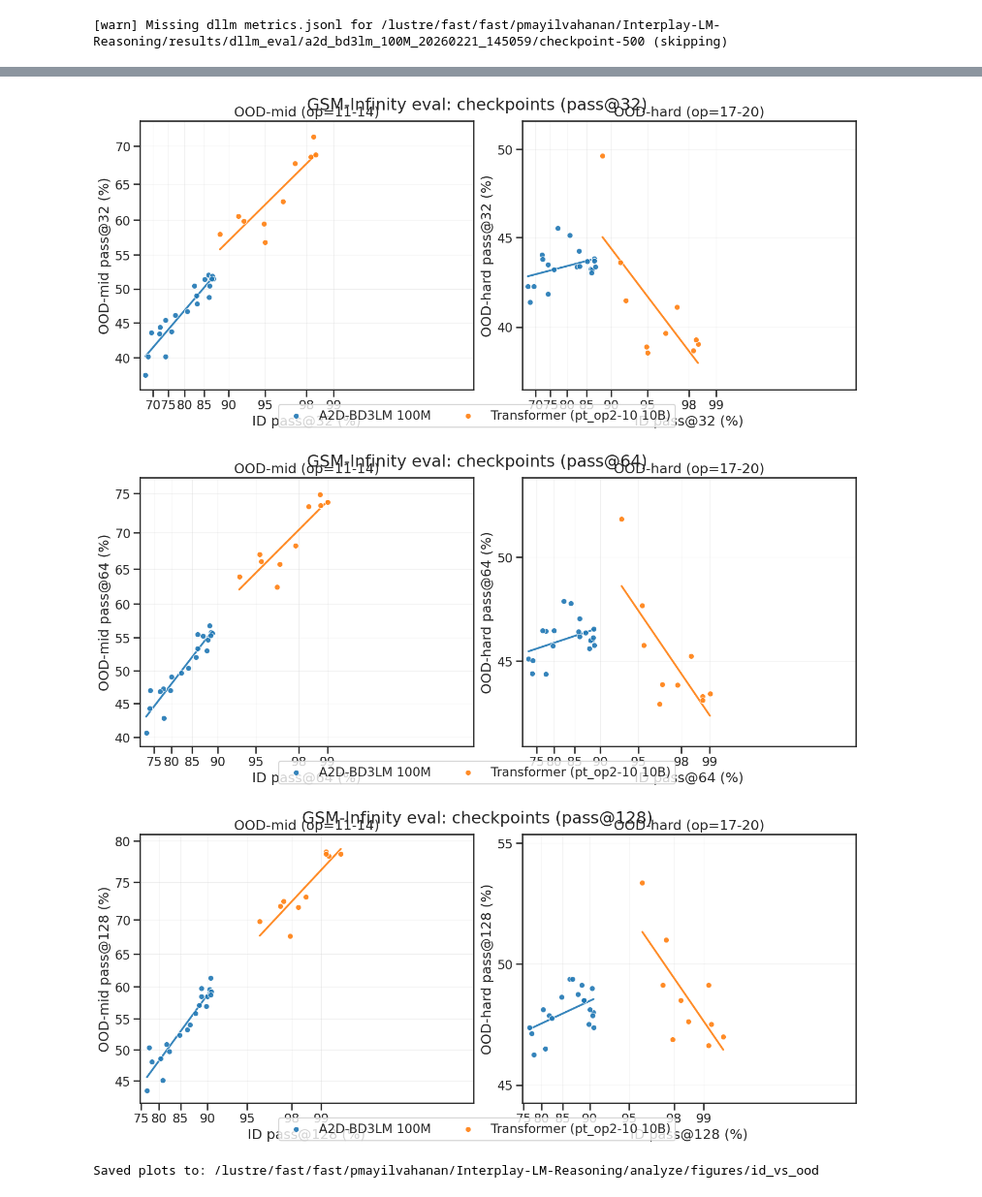
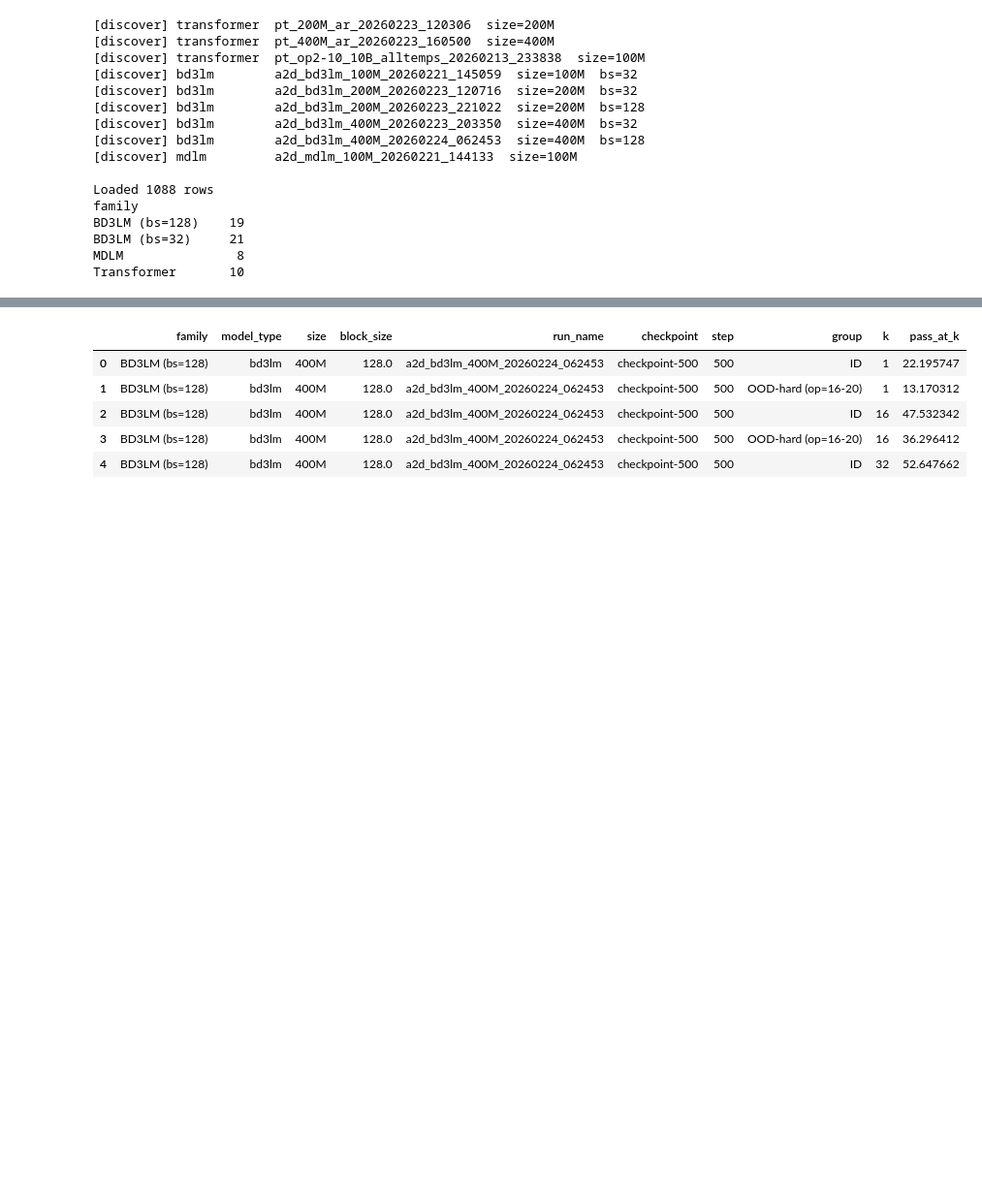
Before and after one commit to FanfeiLi/Interplay-LM-Reasoning, a Jupyter notebook: analyze/results_diffusion.ipynb, the cells around one changed output, grey strips where cells are left out. Shown at 97% size. Saved outputs shown, nothing was run; the diff lists cells and outputs as text; code cells hidden in the pictures; blank space fills up the shorter version.

```diff
--- a/analyze/results_diffusion.ipynb
+++ b/analyze/results_diffusion.ipynb
@@ -8,39 +8,47 @@ import torch.nn as nn
 import os
 os.chdir('/fast/pmayilvahanan/Interplay-LM-Reasoning/analyze/')
 # %%
-from process_eval_results import PROJECT_ROOT, load_eval_runs, plot_id_vs_ood_scatter
+from process_eval_results import load_all, filter_best_fit, plot_id_vs_ood, PROJECT_ROOT
 
-# Runs currently available (add MDLM once its eval finishes)
-run_specs = [
-    {
-        "run_type": "transformer",
-        "run_name": "pt_op2-10_10B_alltemps_20260213_233838",
-        "label": "Transformer (pt_op2-10 10B)",
-    },
-    {
-        "run_type": "dllm",
-        "run_name": "a2d_bd3lm_100M_20260221_145059",
-        "label": "A2D-BD3LM 100M",
-    },
-    # {
-    #     "run_type": "dllm",
-    #     "run_name": "a2d_mdlm_100M_20260221_144133",
-    #     "label": "A2D-MDLM 100M",
-    # },
-]
-
+# ── Config ──
 k_plot = [1, 16, 32, 64, 128]
 
-df = load_eval_runs(run_specs, k_values=k_plot, to_percent=True, verbose=True)
+# preferred_size: use "400M" to pick only 400M (fallback to largest available).
+# Set to None to pool all model sizes together onto one line per family.
+preferred_size = None  # or "400M"
+
+# OOD grouping: customise the op ranges for OOD subplots.
+# Default: {"OOD-mid (op 11-14)": range(11,15), "OOD-hard (op 17-20)": range(17,21)}
+# Alternative single-panel: {"OOD (op 11-20)": list(range(11, 21))}
+# Alternative symmetric: {"OOD-mid (op 11-15)": list(range(11, 16)), "OOD-hard (op 16-20)": list(range(16, 21))}
+ood_groups = None  # use default
+
+# ── Load ──
+df = load_all(
+    max_ckpts=30,
+    k_values=k_plot,
+    preferred_size=preferred_size,
+    ood_groups=ood_groups,
+    to_percent=True,
+    verbose=True,
+)
+print(f"\nLoaded {len(df)} rows")
+print(df.groupby("family")["checkpoint"].nunique().to_string())
 df.head()
-
-save_dir = PROJECT_ROOT / "analyze" / "figures" / "id_vs_ood"
-plot_id_vs_ood_scatter(
-    df,
-    k_values=k_plot,
-    title_prefix="GSM-Infinity eval: checkpoints",
-    save_dir=save_dir,
-)
-print(f"Saved plots to: {save_dir}")
 # %% [output]
-[warn] Missing dllm metrics.jsonl for /lustre/fast/fast/pmayilvahanan/Interplay-LM-Reasoning/results/dllm_eval/a2d_bd3lm_100M_20260221_145059/checkpoint-500 (skipping)
+[discover] transformer  pt_200M_ar_20260223_120306  size=200M
+[discover] transformer  pt_400M_ar_20260223_160500  size=400M
+[discover] transformer  pt_op2-10_10B_alltemps_20260213_233838  size=100M
+[discover] bd3lm        a2d_bd3lm_100M_20260221_145059  size=100M  bs=32
+[discover] bd3lm        a2d_bd3lm_200M_20260223_120716  size=200M  bs=32
+[discover] bd3lm        a2d_bd3lm_200M_20260223_221022  size=200M  bs=128
+[discover] bd3lm        a2d_bd3lm_400M_20260223_203350  size=400M  bs=32
+[discover] bd3lm        a2d_bd3lm_400M_20260224_062453  size=400M  bs=128
+[discover] mdlm         a2d_mdlm_100M_20260221_144133  size=100M
+
+Loaded 1088 rows
+family
+BD3LM (bs=128)    19
+BD3LM (bs=32)     21
+MDLM               8
+Transformer       10
@@ -49,4 +55,6 @@ print(f"Saved plots to: {save_dir}")
-[figure, removed]
-[figure, removed]
-[figure, removed]
-Saved plots to: /lustre/fast/fast/pmayilvahanan/Interplay-LM-Reasoning/analyze/figures/id_vs_ood
+|  | family | model_type | size | block_size | run_name | checkpoint | step | group | k | pass_at_k |
+| 0 | BD3LM (bs=128) | bd3lm | 400M | 128.0 | a2d_bd3lm_400M_20260224_062453 | checkpoint-500 | 500 | ID | 1 | 22.195747 |
+| 1 | BD3LM (bs=128) | bd3lm | 400M | 128.0 | a2d_bd3lm_400M_20260224_062453 | checkpoint-500 | 500 | OOD-hard (op=16-20) | 1 | 13.170312 |
+| 2 | BD3LM (bs=128) | bd3lm | 400M | 128.0 | a2d_bd3lm_400M_20260224_062453 | checkpoint-500 | 500 | ID | 16 | 47.532342 |
+| 3 | BD3LM (bs=128) | bd3lm | 400M | 128.0 | a2d_bd3lm_400M_20260224_062453 | checkpoint-500 | 500 | OOD-hard (op=16-20) | 16 | 36.296412 |
+| 4 | BD3LM (bs=128) | bd3lm | 400M | 128.0 | a2d_bd3lm_400M_20260224_062453 | checkpoint-500 | 500 | ID | 32 | 52.647662 |
```
Also changed, not shown: parts of 2 cells of this notebook, 1 other file.
